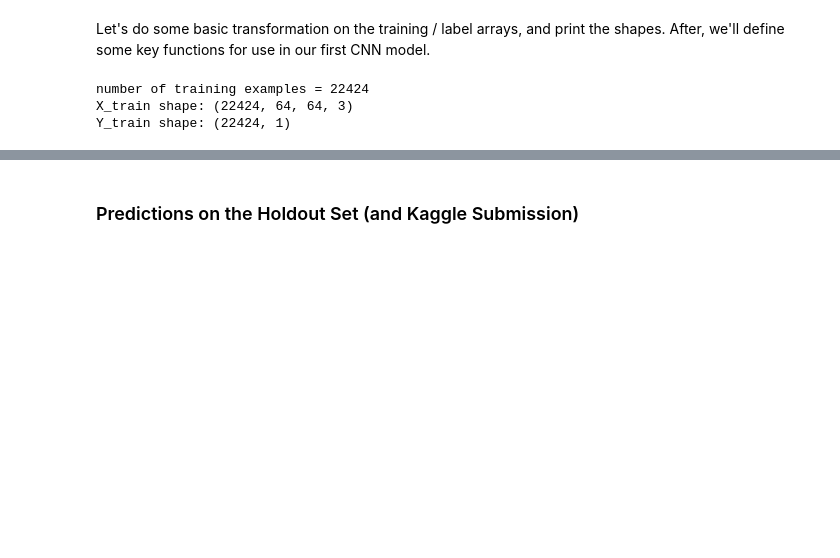
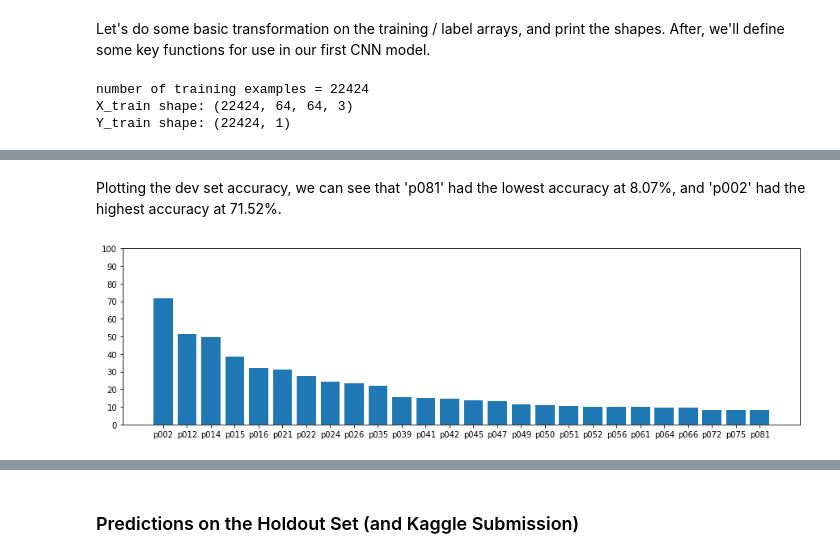
Before and after one commit to rushingJustice/Kaggle-Results, a Jupyter notebook: State Farm.ipynb, the cells around one changed output, grey strips where cells are left out. Drawn from its saved outputs; the diff is of its cells as text; code cells hidden in the pictures; blank space fills up the shorter version.

Commit message:
Finished model.
It's done. Fixed some bugs relating to memory exhaustion and got a new kaggle score.

```diff
--- a/State Farm.ipynb
+++ b/State Farm.ipynb
@@ -259,8 +285,8 @@ dtype: int64
 The data was provided with the classes in order (from class 0 to class 9). Let's shuffle the data by permutating the 'classname' and 'img' attributes.
 # %%
 np.random.seed(0)
-myarray = np.random.permutation(driver_imgs_df[['classname','img']])
-driver_imgs_df = pd.DataFrame(data = myarray, columns=['classname', 'img'])
+myarray = np.random.permutation(driver_imgs_df)
+driver_imgs_df = pd.DataFrame(data = myarray, columns=['subject', 'classname', 'img'])
 # %% [markdown]
 We'll go ahead and apply a dictionary to the 'classname' attribute and assign the strings to their respective integers.
 # %%
@@ -417,7 +443,7 @@ def convolutional_block(X, f, filters, stage, block, init, s = 2):
 # %% [markdown]
 With the two blocks defined, we'll now create the model ResNet50, as shown below.
 # %%
-def ResNet50(input_shape = (64, 64, 3), classes = 10, optimizer = 'adam', init = glorot_uniform(seed=0)):
+def ResNet50(input_shape = (64, 64, 3), classes = 10, init = glorot_uniform(seed=0)):
     """
     Implementation of the popular ResNet50 the following architecture:
     CONV2D -> BATCHNORM -> RELU -> MAXPOOL -> CONVBLOCK -> IDBLOCK*2 -> CONVBLOCK -> IDBLOCK*3
@@ -482,8 +508,5 @@ def ResNet50(input_shape = (64, 64, 3), classes = 10, optimizer = 'adam', init =
     # Create model
     model = Model(inputs = X_input, outputs = X, name='ResNet50')
 
-    # Compile model
-    model.compile(optimizer=optimizer, loss='sparse_categorical_crossentropy', metrics=['accuracy'])
-
     return model
 # %% [markdown]
@@ -556,2 +530,0 @@ This time, we'll set the validation_split argument to 30%. We should feel pretty
-# %%
-model.fit(X_train, Y_train, epochs = 50, batch_size = 32, validation_split = 0.3)
@@ -600,0 +535,14 @@ model = load_model('model_e50.h5')
+# %%
+scores = LOGO(X_train, Y_train, group = driver_imgs_df['subject'],
+              model_name = ResNet50, input_shape = (64, 64, 3), classes = 10,
+              init = glorot_uniform(seed=0), optimizer = 'adam', metrics = 'accuracy',
+              epochs = 2, batch_size = 32)
+# %% [markdown]
+Plotting the dev set accuracy, we can see that 'p081' had the lowest accuracy at 8.07%, and 'p002' had the highest accuracy at 71.52%.
+# %%
+plt.figure(figsize=(15,4))
+plt.bar(scores.index, scores.loc[:,'Test_acc'].sort_values(ascending=False))
+plt.yticks(np.arange(0, 110, 10.0))
+plt.show()
+# %% [output]
+[figure, added]
```
Also changed, not shown: parts of 58 cells of this notebook.
